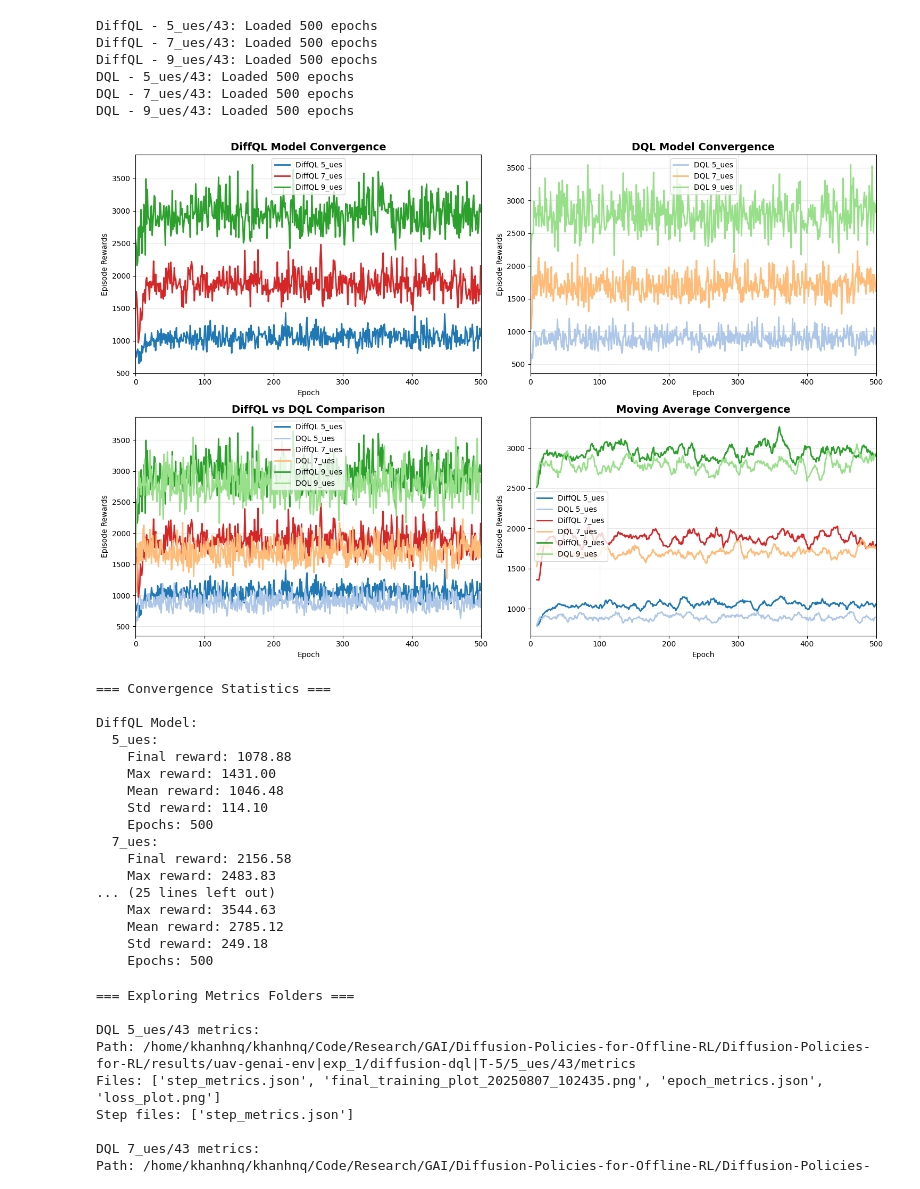
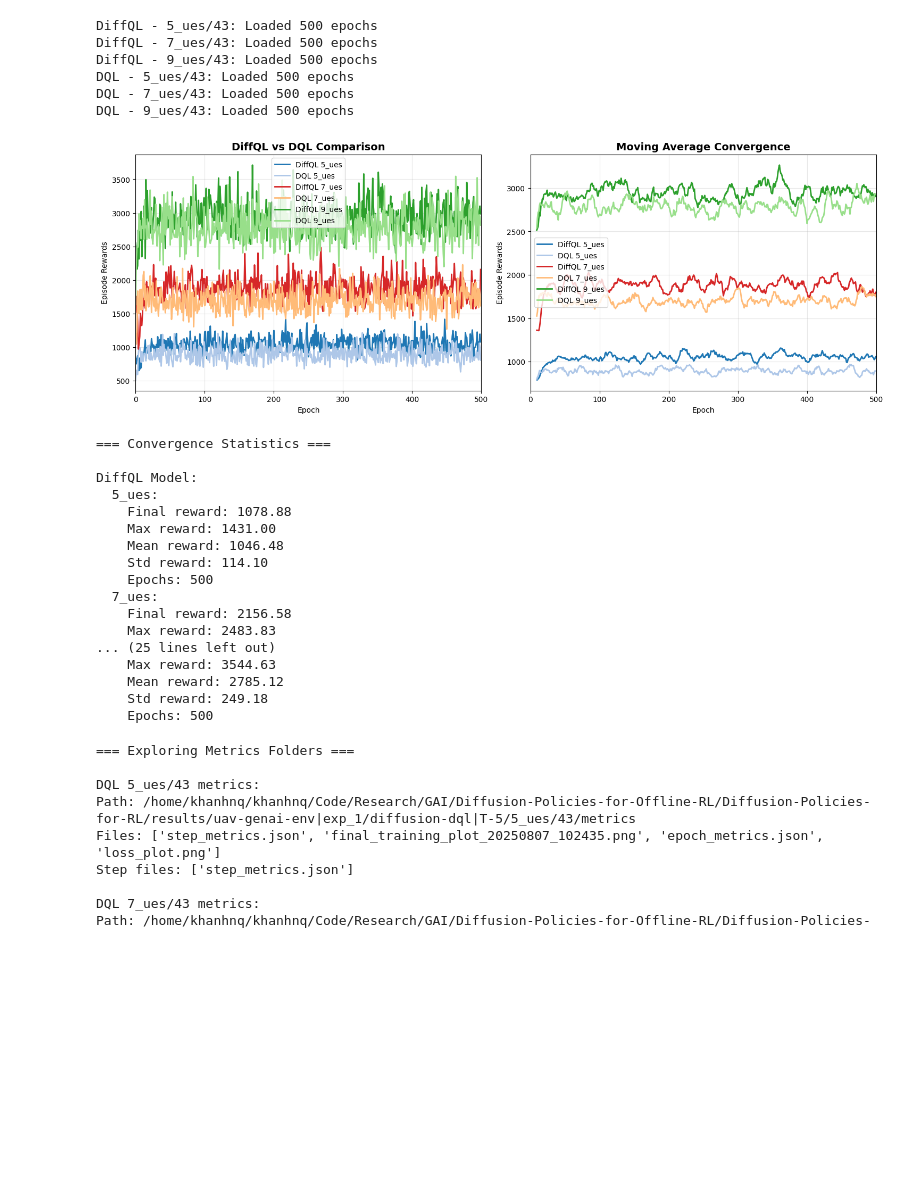
Before and after one commit to qkhanh711/Diffusion-Policies-for-RL, a Jupyter notebook: results/plot_results.ipynb, the cells around one changed output. Saved outputs shown, nothing was run; the diff lists cells and outputs as text; code cells hidden in the pictures; blank space fills up the shorter version.

Commit message:
update results

```diff
--- a/results/plot_results.ipynb
+++ b/results/plot_results.ipynb
@@ -109,31 +110,31 @@ colors_dql = {'5_ues/43': '#1f77b4', '7_ues/43': '#d62728', '9_ues/43': '#2ca02c
 colors_gdql = {'5_ues/43': '#aec7e8', '7_ues/43': '#ffbb78', '9_ues/43': '#98df8a'}  # Light blue, orange, light green
 line_style = '-'  # Use solid lines for both
 
-# Plot DQL results
-plt.subplot(2, 2, 1)
-for ue_config, rewards in dql_rewards.items():
-    ue_name = ue_config.split('/')[0]  # Extract UE configuration name
-    plt.plot(rewards, color=colors_dql[ue_config], linestyle=line_style,
-             label=f'DiffQL {ue_name}', linewidth=2)
-plt.title('DiffQL Model Convergence', fontsize=14, fontweight='bold')
-plt.xlabel('Epoch')
-plt.xlim(0, 500)  # Set x-axis limit for consistency
-plt.ylabel('Episode Rewards')
-plt.legend()
-plt.grid(True, alpha=0.3)
+# # Plot DQL results
+# plt.subplot(2, 2, 1)
+# for ue_config, rewards in dql_rewards.items():
+#     ue_name = ue_config.split('/')[0]  # Extract UE configuration name
+#     plt.plot(rewards, color=colors_dql[ue_config], linestyle=line_style,
+#              label=f'DiffQL {ue_name}', linewidth=2)
+# plt.title('DiffQL Model Convergence', fontsize=14, fontweight='bold')
+# plt.xlabel('Epoch')
+# plt.xlim(0, 500)  # Set x-axis limit for consistency
+# plt.ylabel('Episode Rewards')
+# plt.legend()
+# plt.grid(True, alpha=0.3)
 
-# Plot GDQL results
-plt.subplot(2, 2, 2)
-for ue_config, rewards in gdql_rewards.items():
-    ue_name = ue_config.split('/')[0]  # Extract UE configuration name
-    plt.plot(rewards, color=colors_gdql[ue_config], linestyle=line_style,
-             label=f'DQL {ue_name}', linewidth=2)
-plt.title('DQL Model Convergence', fontsize=14, fontweight='bold')
-plt.xlabel('Epoch')
-plt.xlim(0, 500)  # Set x-axis limit for consistency
-plt.ylabel('Episode Rewards')
-plt.legend()
-plt.grid(True, alpha=0.3)
+# # Plot GDQL results
+# plt.subplot(2, 2, 2)
+# for ue_config, rewards in gdql_rewards.items():
+#     ue_name = ue_config.split('/')[0]  # Extract UE configuration name
+#     plt.plot(rewards, color=colors_gdql[ue_config], linestyle=line_style,
+#              label=f'DQL {ue_name}', linewidth=2)
+# plt.title('DQL Model Convergence', fontsize=14, fontweight='bold')
+# plt.xlabel('Epoch')
+# plt.xlim(0, 500)  # Set x-axis limit for consistency
+# plt.ylabel('Episode Rewards')
+# plt.legend()
+# plt.grid(True, alpha=0.3)
 
 # Plot comparison for each UE configuration
 plt.subplot(2, 2, 3)
@@ -175,34 +176,34 @@ for ue_config in ue_configs:
         if len(rewards) >= window_size:
             moving_avg = np.convolve(rewards, np.ones(window_size)/window_size, mode='valid')
             plt.plot(range(window_size-1, len(rewards)), moving_avg,
                     color=colors_gdql[ue_config], linestyle=line_style,
                     label=f'DQL {ue_name}', linewidth=2)
             plt.xlim(0, 500)  # Set x-axis limit for consistency
 
 plt.title(f'Moving Average Convergence', fontsize=14, fontweight='bold')
 plt.xlabel('Epoch')
 plt.ylabel('Episode Rewards')
 plt.legend()
 plt.xlim(0, 500)
 plt.grid(True, alpha=0.3)
 
 plt.tight_layout()
 plt.show()
 
 # Print statistics
 print("\n=== Convergence Statistics ===")
 for model_name, rewards_dict in [("DiffQL", dql_rewards), ("DQL", gdql_rewards)]:
     print(f"\n{model_name} Model:")
     for ue_config, rewards in rewards_dict.items():
         ue_name = ue_config.split('/')[0]
         print(f"  {ue_name}:")
         print(f"    Final reward: {rewards[-1]:.2f}")
         print(f"    Max reward: {rewards.max():.2f}")
         print(f"    Mean reward: {rewards.mean():.2f}")
         print(f"    Std reward: {rewards.std():.2f}")
         print(f"    Epochs: {len(rewards)}")
 # %% [output]
-[figure, old version]
+[figure, new version]
 === Convergence Statistics ===
 
 DiffQL Model:
```
Also changed, not shown: parts of 7 cells of this notebook, 44 other files.
